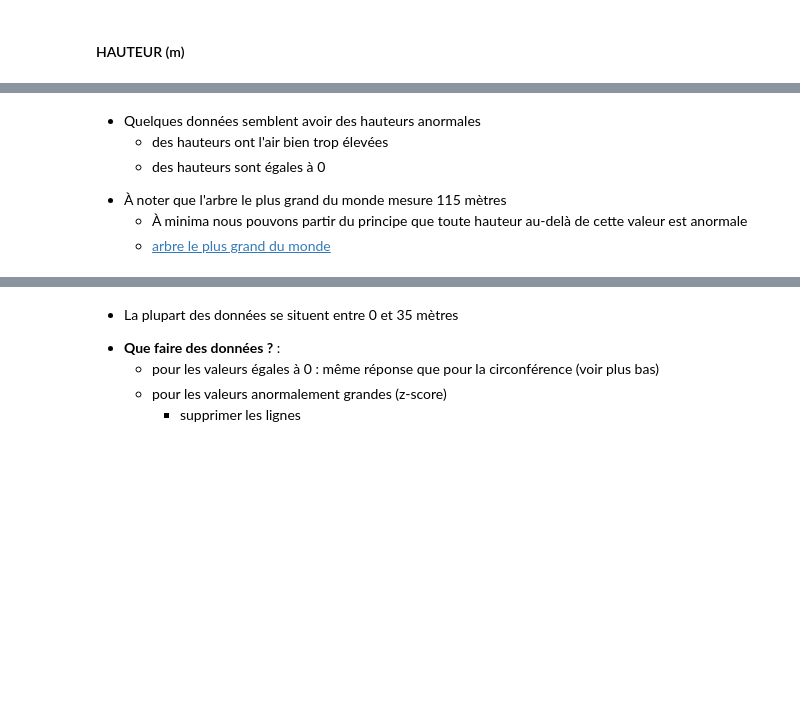
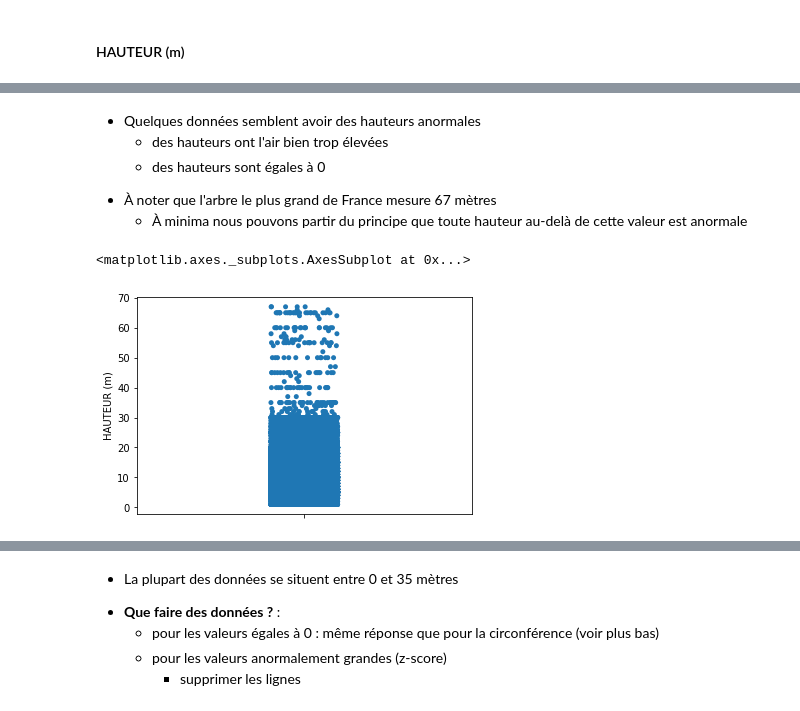
Before and after one commit to Rezzas/ocr_projet2, a Jupyter notebook: P2_ramos_sebastian/P2_ramos_sebastian.ipynb, the cells around one changed output, grey strips where cells are left out. Cells and saved outputs as stored; diff of their text form; code cells hidden in the pictures; blank space fills up the shorter version.

```diff
--- a/P2_ramos_sebastian/P2_ramos_sebastian.ipynb
+++ b/P2_ramos_sebastian/P2_ramos_sebastian.ipynb
@@ -556,12 +732,14 @@ sns.stripplot(x=data[['HAUTEUR (m)']], orient='v')
 
 >
 
-* À noter que l'arbre le plus grand du monde mesure 115 mètres
+* À noter que l'arbre le plus grand de France mesure 67 mètres
   * À minima nous pouvons partir du principe que toute hauteur au-delà de cette valeur est anormale
-  * [arbre le plus grand du monde](https://www.futura-sciences.com/planete/questions-reponses/arbre-plus-grand-arbre-monde-1112/)
 # %%
-clean_data_haut = data[~(data['HAUTEUR (m)'] > 115)]
+clean_data_haut = data[~(data['HAUTEUR (m)'] > 67)]
 clean_data_haut = clean_data_haut[~(clean_data_haut['HAUTEUR (m)'] == 0)]
 sns.stripplot(x="HAUTEUR (m)", data=clean_data_haut, orient='v')
+# %% [output]
+<matplotlib.axes._subplots.AxesSubplot at 0x...>
+[figure, added]
 # %%
 sns.distplot(clean_data_haut['HAUTEUR (m)'])
```
Also changed, not shown: parts of 151 cells of this notebook, 1 other file.
